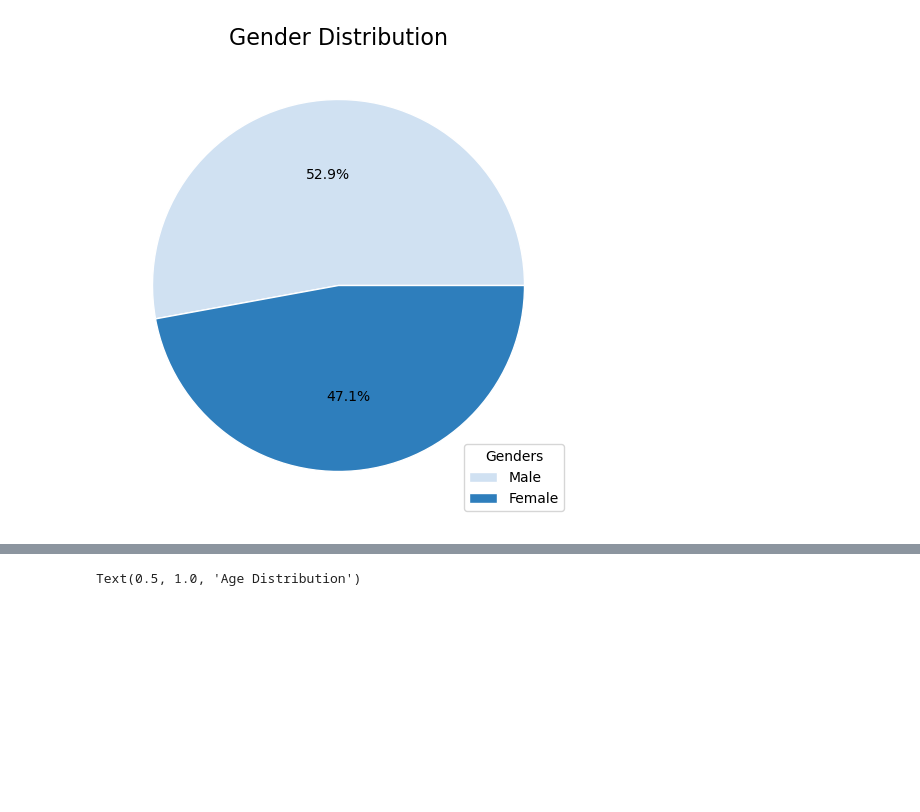
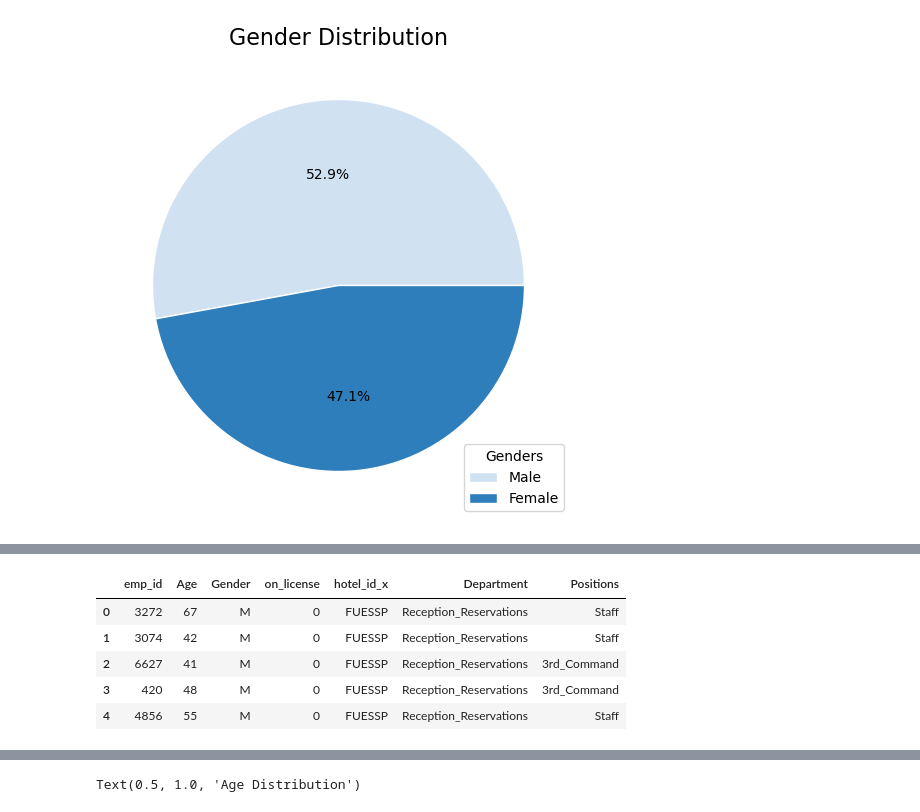
Before and after one commit to nachogalasso/da_python, a Jupyter notebook: hotel_hranalytics/hhanalysis.ipynb, the cells around one changed output, grey strips where cells are left out. Cells and saved outputs as stored; diff of their text form; code cells hidden in the pictures; blank space fills up the shorter version.

```diff
--- a/hotel_hranalytics/hhanalysis.ipynb
+++ b/hotel_hranalytics/hhanalysis.ipynb
@@ -243,0 +255,11 @@ plt.show()
+# %%
+# Let's drop the columns we are not going to use
+emp_gender_by_dep.drop(columns=['Name', 'Surname', 'Birthday', 'wkc_id', 'years_at_position', 'years_working', 'Entry_date', 'hotel_id_y', 'hc_id', 'Staff'], inplace=True)
+emp_gender_by_dep.head()
+# %% [output]
+|  | emp_id | Age | Gender | on_license | hotel_id_x | Department | Positions |
+| 0 | 3272 | 67 | M | 0 | FUESSP | Reception_Reservations | Staff |
+| 1 | 3074 | 42 | M | 0 | FUESSP | Reception_Reservations | Staff |
+| 2 | 6627 | 41 | M | 0 | FUESSP | Reception_Reservations | 3rd_Command |
+| 3 | 420 | 48 | M | 0 | FUESSP | Reception_Reservations | 3rd_Command |
+| 4 | 4856 | 55 | M | 0 | FUESSP | Reception_Reservations | Staff |
```
Also changed, not shown: parts of 8 cells of this notebook.
